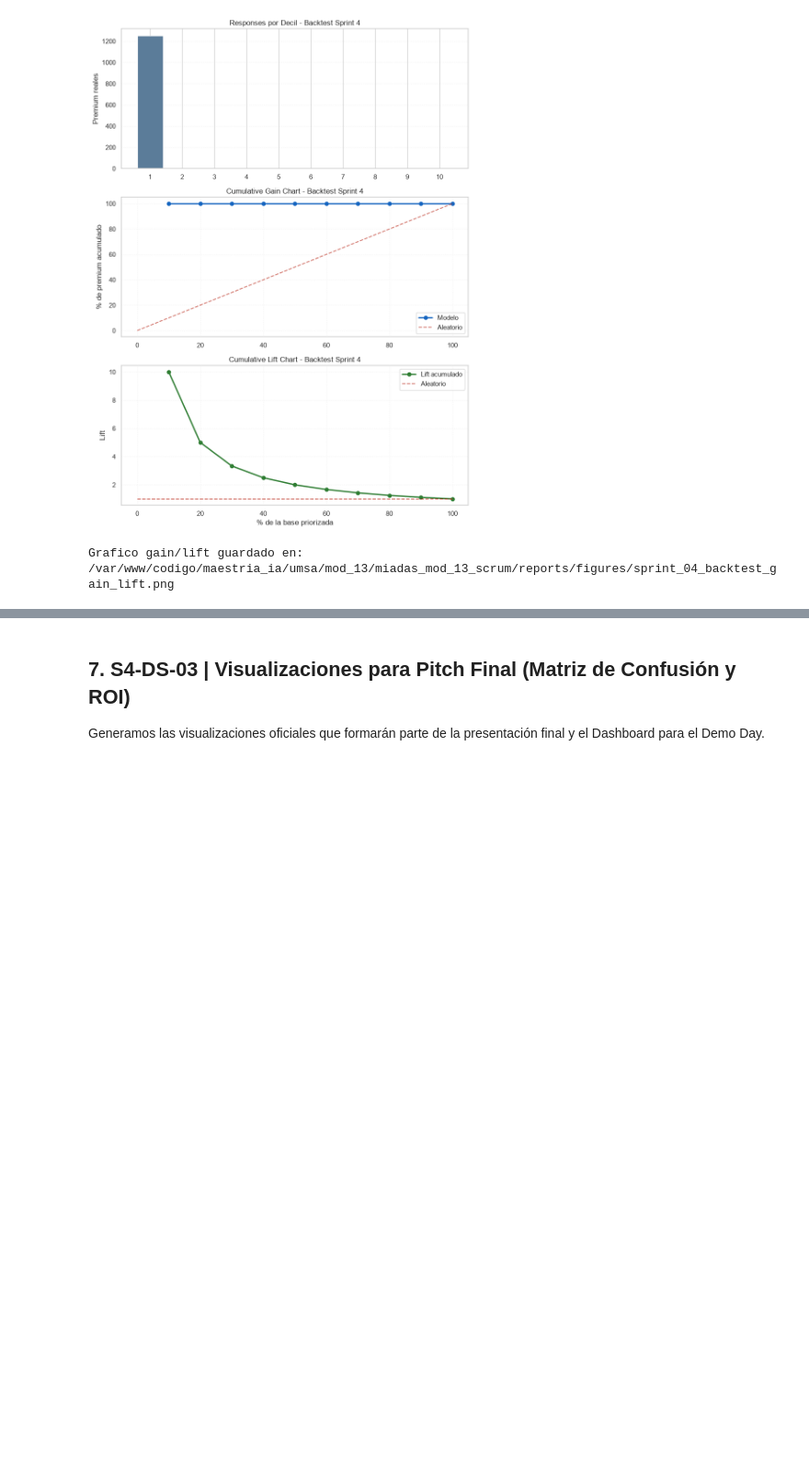
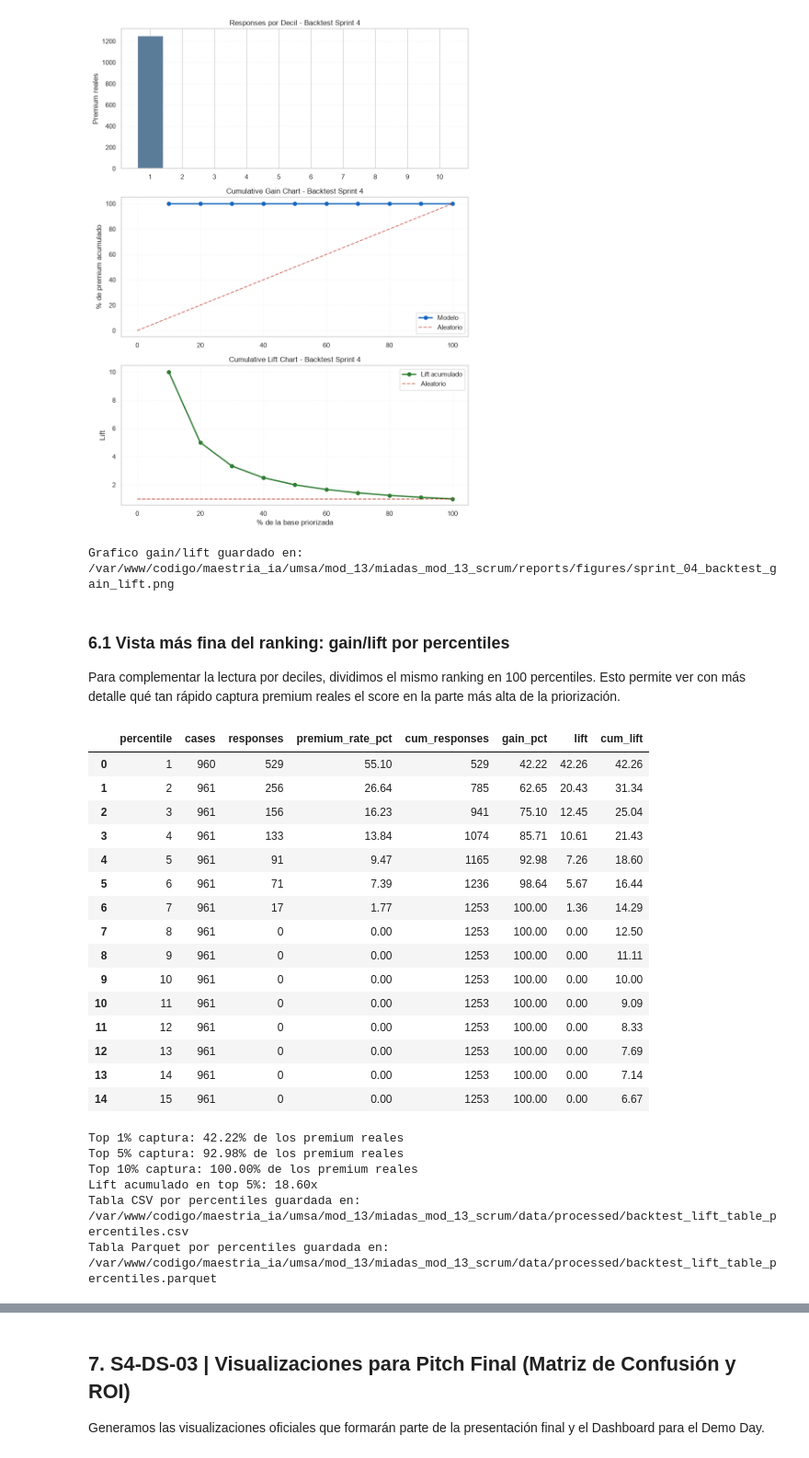
Before and after one commit to gastonnina/miadas_mod_13_scrum, a Jupyter notebook: notebooks/sprint_04_integration/04_demo_validation.ipynb, the cells around one changed output, grey strips where cells are left out. Shown at 92% size. Drawn from its saved outputs; the diff is of its cells as text; code cells hidden in the pictures; blank space fills up the shorter version.

```diff
--- a/notebooks/sprint_04_integration/04_demo_validation.ipynb
+++ b/notebooks/sprint_04_integration/04_demo_validation.ipynb
@@ -50,7 +50,10 @@ MODEL_PATH          = project_root / 'models' / 'final' / 'modelo_final.pkl'
 SELECTED_OUT_PATH   = project_root / 'data' / 'processed' / 'backtest_features_selected.parquet'
 DEMO_SAMPLE_PATH    = project_root / 'data' / 'processed' / 'demo_sample_scoring.parquet'
 FIGURES_DIR         = project_root / 'reports' / 'figures'
-LIFT_TABLE_PATH     = project_root / 'data' / 'processed' / 'backtest_lift_table.csv'
+LIFT_TABLE_PATH        = project_root / 'data' / 'processed' / 'backtest_lift_table.csv'
+LIFT_TABLE_PARQUET     = project_root / 'data' / 'processed' / 'backtest_lift_table.parquet'
+LIFT_TABLE_PCT_PATH    = project_root / 'data' / 'processed' / 'backtest_lift_table_percentiles.csv'
+LIFT_TABLE_PCT_PARQUET = project_root / 'data' / 'processed' / 'backtest_lift_table_percentiles.parquet'
 
 FIGURES_DIR.mkdir(parents=True, exist_ok=True)
 
@@ -495,3 +501,66 @@ print(f'Grafico gain/lift guardado en: {gain_lift_fig_path}')
 # %% [output]
 [figure]
 Grafico gain/lift guardado en: /var/www/codigo/maestria_ia/umsa/mod_13/miadas_mod_13_scrum/reports/figures/sprint_04_backtest_gain_lift.png
+# %% [markdown]
+### 6.1 Vista más fina del ranking: gain/lift por percentiles
+
+Para complementar la lectura por deciles, dividimos el mismo ranking en 100 percentiles. Esto permite ver con más detalle qué tan rápido captura premium reales el score en la parte más alta de la priorización.
+# %%
+ranked_eval_pct = ranked_eval.copy()
+ranked_eval_pct['percentile'] = np.ceil((np.arange(1, n_rows + 1) / n_rows) * 100).astype(int)
+
+lift_table_pct = (
+    ranked_eval_pct.groupby('percentile', sort=True)
+    .agg(
+        cases=('is_premium', 'size'),
+        responses=('is_premium', 'sum'),
+        min_score=('prob', 'min'),
+        max_score=('prob', 'max'),
+        avg_score=('prob', 'mean'),
+    )
+    .reset_index()
+)
+lift_table_pct['response_rate'] = lift_table_pct['responses'] / lift_table_pct['cases']
+lift_table_pct['premium_rate_pct'] = lift_table_pct['response_rate'] * 100
+lift_table_pct['cum_cases'] = lift_table_pct['cases'].cumsum()
+lift_table_pct['cum_responses'] = lift_table_pct['responses'].cumsum()
+lift_table_pct['cum_cases_pct'] = lift_table_pct['cum_cases'] / n_rows
+lift_table_pct['cum_events_pct'] = lift_table_pct['cum_responses'] / total_events
+lift_table_pct['gain_pct'] = lift_table_pct['cum_events_pct'] * 100
+lift_table_pct['lift'] = lift_table_pct['response_rate'] / base_rate
+lift_table_pct['cum_lift'] = lift_table_pct['cum_events_pct'] / lift_table_pct['cum_cases_pct']
+
+lift_table_pct.to_csv(LIFT_TABLE_PCT_PATH, index=False)
+lift_table_pct.to_parquet(LIFT_TABLE_PCT_PARQUET, index=False)
+summary_cols_pct = ['percentile', 'cases', 'responses', 'premium_rate_pct', 'cum_responses', 'gain_pct', 'lift', 'cum_lift']
+display(lift_table_pct.head(15)[summary_cols_pct].round({'premium_rate_pct': 2, 'gain_pct': 2, 'lift': 2, 'cum_lift': 2}))
+
+print(f"Top 1% captura: {lift_table_pct.loc[0, 'cum_events_pct']:.2%} de los premium reales")
+print(f"Top 5% captura: {lift_table_pct.loc[4, 'cum_events_pct']:.2%} de los premium reales")
+print(f"Top 10% captura: {lift_table_pct.loc[9, 'cum_events_pct']:.2%} de los premium reales")
+print(f"Lift acumulado en top 5%: {lift_table_pct.loc[4, 'cum_lift']:.2f}x")
+print(f"Tabla CSV por percentiles guardada en: {LIFT_TABLE_PCT_PATH}")
+print(f"Tabla Parquet por percentiles guardada en: {LIFT_TABLE_PCT_PARQUET}")
+# %% [output]
+|  | percentile | cases | responses | premium_rate_pct | cum_responses | gain_pct | lift | cum_lift |
+| 0 | 1 | 960 | 529 | 55.10 | 529 | 42.22 | 42.26 | 42.26 |
+| 1 | 2 | 961 | 256 | 26.64 | 785 | 62.65 | 20.43 | 31.34 |
+| 2 | 3 | 961 | 156 | 16.23 | 941 | 75.10 | 12.45 | 25.04 |
+| 3 | 4 | 961 | 133 | 13.84 | 1074 | 85.71 | 10.61 | 21.43 |
+| 4 | 5 | 961 | 91 | 9.47 | 1165 | 92.98 | 7.26 | 18.60 |
+| 5 | 6 | 961 | 71 | 7.39 | 1236 | 98.64 | 5.67 | 16.44 |
+| 6 | 7 | 961 | 17 | 1.77 | 1253 | 100.00 | 1.36 | 14.29 |
+| 7 | 8 | 961 | 0 | 0.00 | 1253 | 100.00 | 0.00 | 12.50 |
+| 8 | 9 | 961 | 0 | 0.00 | 1253 | 100.00 | 0.00 | 11.11 |
+| 9 | 10 | 961 | 0 | 0.00 | 1253 | 100.00 | 0.00 | 10.00 |
+| 10 | 11 | 961 | 0 | 0.00 | 1253 | 100.00 | 0.00 | 9.09 |
+| 11 | 12 | 961 | 0 | 0.00 | 1253 | 100.00 | 0.00 | 8.33 |
+| 12 | 13 | 961 | 0 | 0.00 | 1253 | 100.00 | 0.00 | 7.69 |
+| 13 | 14 | 961 | 0 | 0.00 | 1253 | 100.00 | 0.00 | 7.14 |
+| 14 | 15 | 961 | 0 | 0.00 | 1253 | 100.00 | 0.00 | 6.67 |
+Top 1% captura: 42.22% de los premium reales
+Top 5% captura: 92.98% de los premium reales
+Top 10% captura: 100.00% de los premium reales
+Lift acumulado en top 5%: 18.60x
+Tabla CSV por percentiles guardada en: /var/www/codigo/maestria_ia/umsa/mod_13/miadas_mod_13_scrum/data/processed/backtest_lift_table_percentiles.csv
+Tabla Parquet por percentiles guardada en: /var/www/codigo/maestria_ia/umsa/mod_13/miadas_mod_13_scrum/data/processed/backtest_lift_table_percentiles.parquet
```
Also changed, not shown: parts of 2 cells of this notebook, 4 other files.
